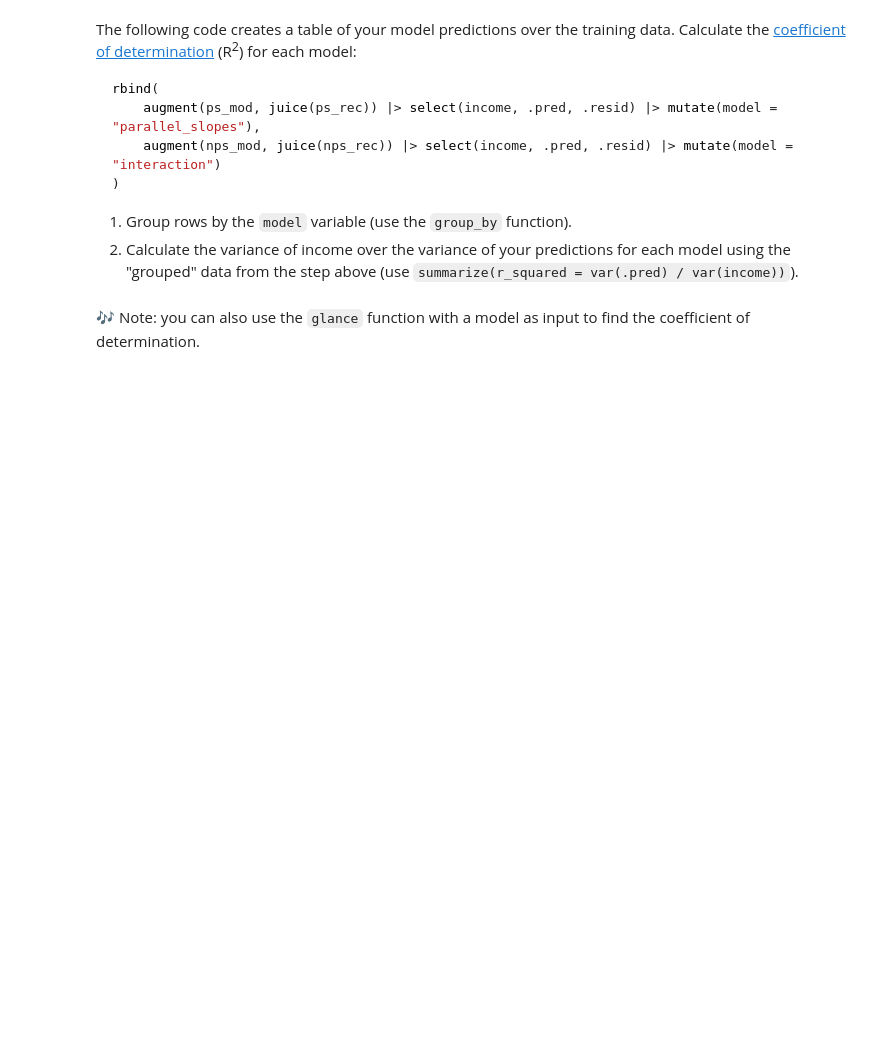
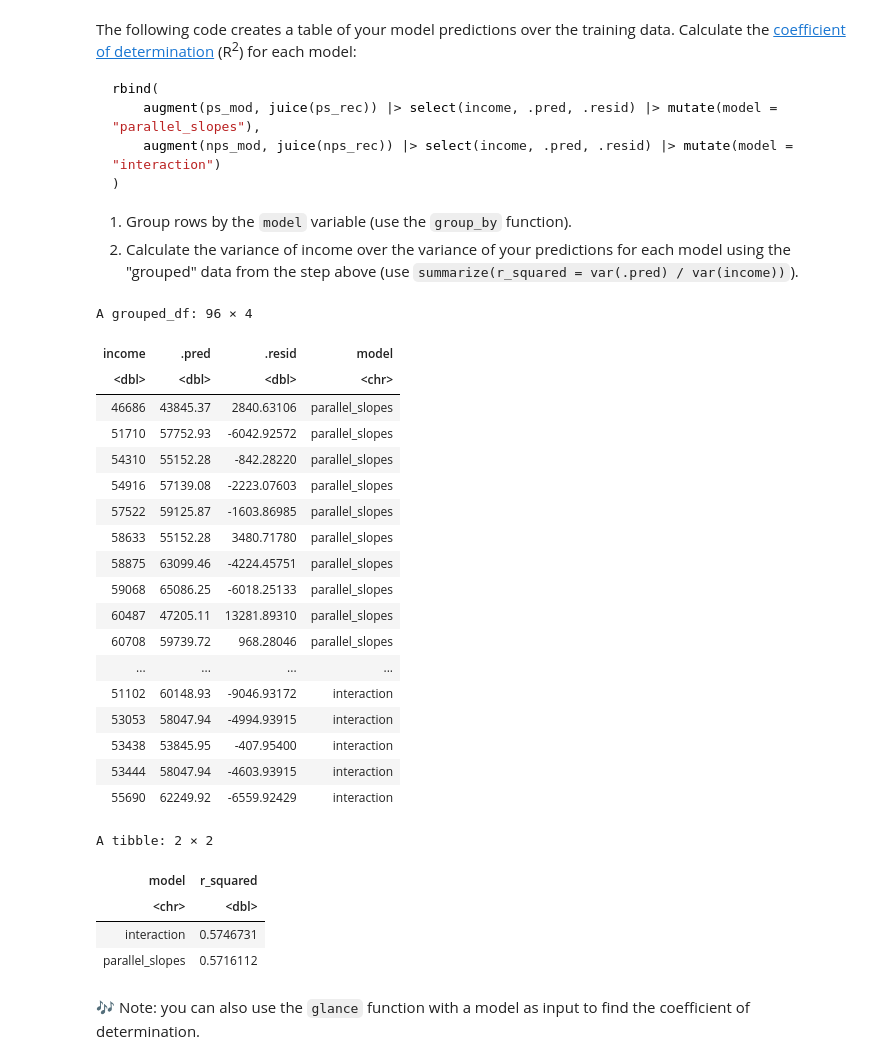
Before and after one commit to UNC-DATA-730/unit-4-assignment-dlee002, a Jupyter notebook: assignment4.ipynb, the cells around one changed output. Drawn from its saved outputs; the diff is of its cells as text; code cells hidden in the pictures; blank space fills up the shorter version.

Commit message:
Non-parallel slopes model v2

```diff
--- a/assignment4.ipynb
+++ b/assignment4.ipynb
@@ -148,3 +130,15 @@ Coefficients:
 
 # ❗️ you can use most of the code above, just add step_interact(~ starts_with("urbanization"):hs) to the recipe and
 #    switch the variable names...
+
+nps_rec = recipe(income ~ hs + urbanization, data = hate_crimes) |>
+    step_naomit(everything()) |>
+    step_dummy(urbanization) |>
+    step_interact(~ starts_with("urbanization"):hs) |>
+    prep()
+
+mod2 = linear_reg() |> set_engine('lm')
+
+nps_mod = mod2 |> fit (income ~ ., juice(nps_rec))
+
+nps_mod
@@ -160,6 +166,42 @@ rbind(
 
 1. Group rows by the `model` variable (use the `group_by` function).
 1. Calculate the variance of income over the variance of your predictions for each model using the "grouped" data from the step above (use `summarize(r_squared = var(.pred) / var(income))`).
+# %%
+mod_group_by = rbind(
+    augment(ps_mod, juice(ps_rec)) |> select(income, .pred, .resid) |> mutate(model = "parallel_slopes"),
+    augment(nps_mod, juice(nps_rec)) |> select(income, .pred, .resid) |> mutate(model = "interaction")) |>
+    group_by(model)
+
+mod_group_by
+
+variance = mod_group_by |> summarize(r_squared = var(.pred) / var(income))
+
+variance
+# %% [output]
+A grouped_df: 96 × 4
+| income | .pred | .resid | model |
+| <dbl> | <dbl> | <dbl> | <chr> |
+| 46686 | 43845.37 | 2840.63106 | parallel_slopes |
+| 51710 | 57752.93 | -6042.92572 | parallel_slopes |
+| 54310 | 55152.28 | -842.28220 | parallel_slopes |
+| 54916 | 57139.08 | -2223.07603 | parallel_slopes |
+| 57522 | 59125.87 | -1603.86985 | parallel_slopes |
+| 58633 | 55152.28 | 3480.71780 | parallel_slopes |
+| 58875 | 63099.46 | -4224.45751 | parallel_slopes |
+| 59068 | 65086.25 | -6018.25133 | parallel_slopes |
+| 60487 | 47205.11 | 13281.89310 | parallel_slopes |
+| 60708 | 59739.72 | 968.28046 | parallel_slopes |
+| ... | ... | ... | ... |
+| 51102 | 60148.93 | -9046.93172 | interaction |
+| 53053 | 58047.94 | -4994.93915 | interaction |
+| 53438 | 53845.95 | -407.95400 | interaction |
+| 53444 | 58047.94 | -4603.93915 | interaction |
+| 55690 | 62249.92 | -6559.92429 | interaction |
+A tibble: 2 × 2
+| model | r_squared |
+| <chr> | <dbl> |
+| interaction | 0.5746731 |
+| parallel_slopes | 0.5716112 |
 # %% [markdown]
 🎶 Note: you can also use the `glance` function with a model as input to find the coefficient of determination.
 # %%
```
Also changed, not shown: parts of 3 cells of this notebook.
